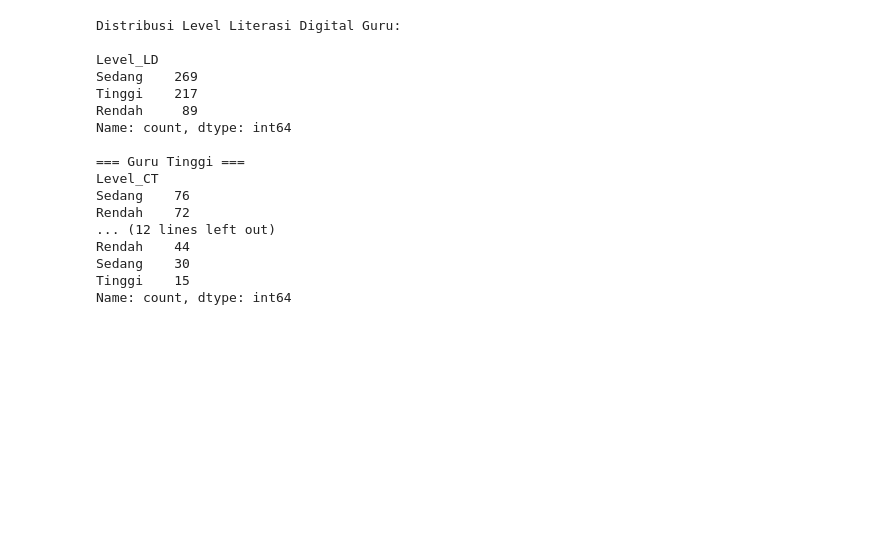
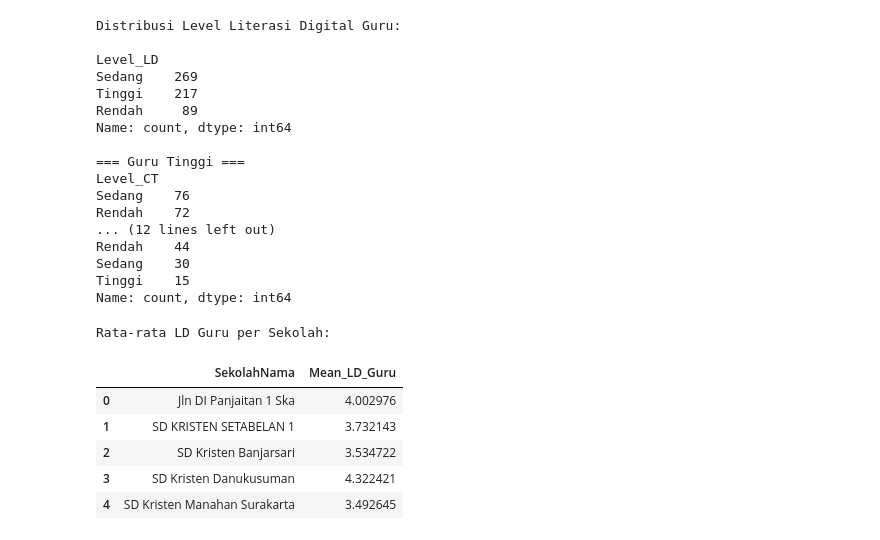
Before and after one commit to vandityam/klasifikasi-LDCT, a Jupyter notebook: cek_klasifikasi.ipynb, the cells around one changed output. Cells and saved outputs as stored; diff of their text form; code cells hidden in the pictures; blank space fills up the shorter version.

```diff
--- a/cek_klasifikasi.ipynb
+++ b/cek_klasifikasi.ipynb
@@ -296,3 +296,24 @@ Rendah    44
 Sedang    30
 Tinggi    15
 Name: count, dtype: int64
+# %%
+# Rata-rata LD Guru per Sekolah
+mean_guru_per_school = (
+    df_guru.groupby("Asal Instansi")["Mean_LD"]
+    .mean()
+    .reset_index()
+)
+mean_guru_per_school.rename(columns={
+    "Asal Instansi": "SekolahNama",
+    "Mean_LD": "Mean_LD_Guru"
+}, inplace=True)
+print("\nRata-rata LD Guru per Sekolah:")
+mean_guru_per_school.head()
+# %% [output]
+Rata-rata LD Guru per Sekolah:
+|  | SekolahNama | Mean_LD_Guru |
+| 0 | Jln DI Panjaitan 1 Ska | 4.002976 |
+| 1 | SD KRISTEN SETABELAN 1 | 3.732143 |
+| 2 | SD Kristen Banjarsari | 3.534722 |
+| 3 | SD Kristen Danukusuman | 4.322421 |
+| 4 | SD Kristen Manahan Surakarta | 3.492645 |
```
Also changed, not shown: parts of 3 cells of this notebook.
